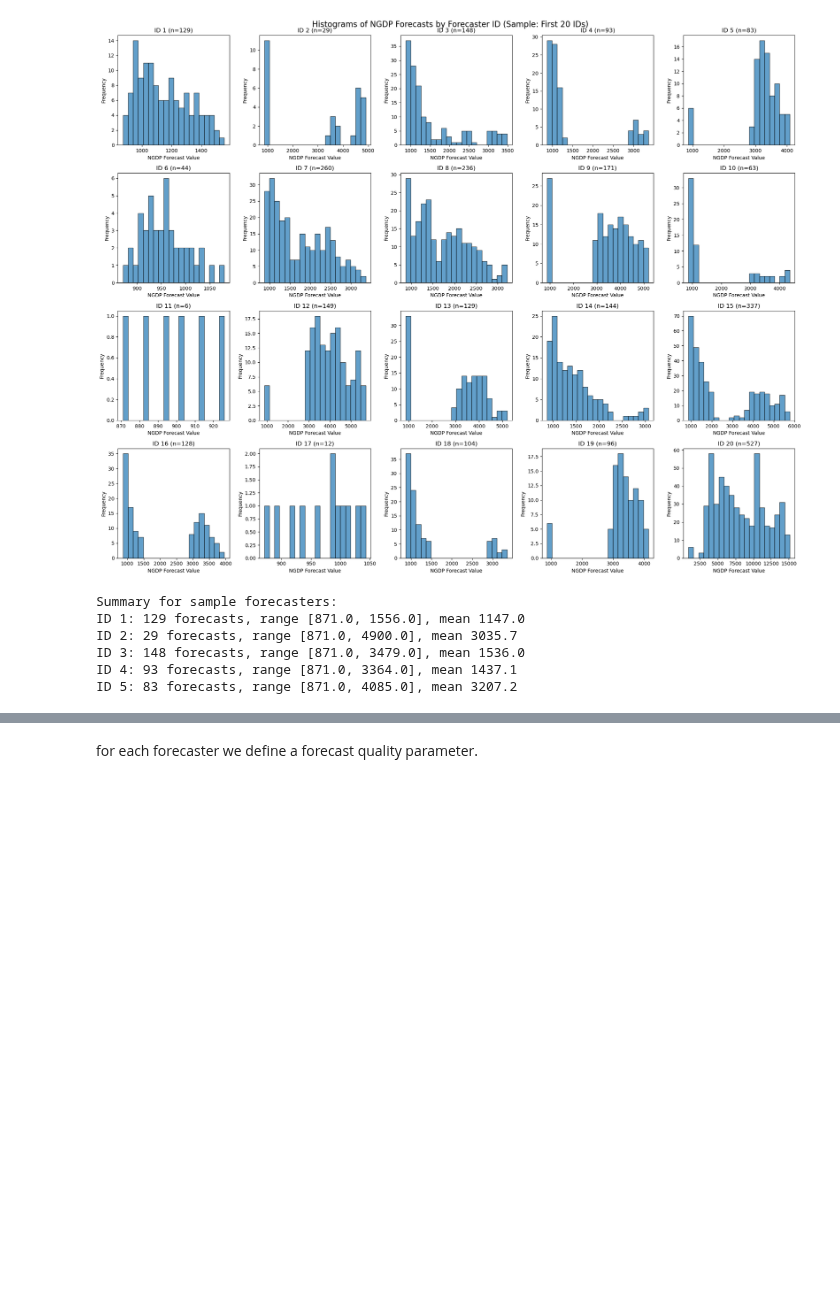
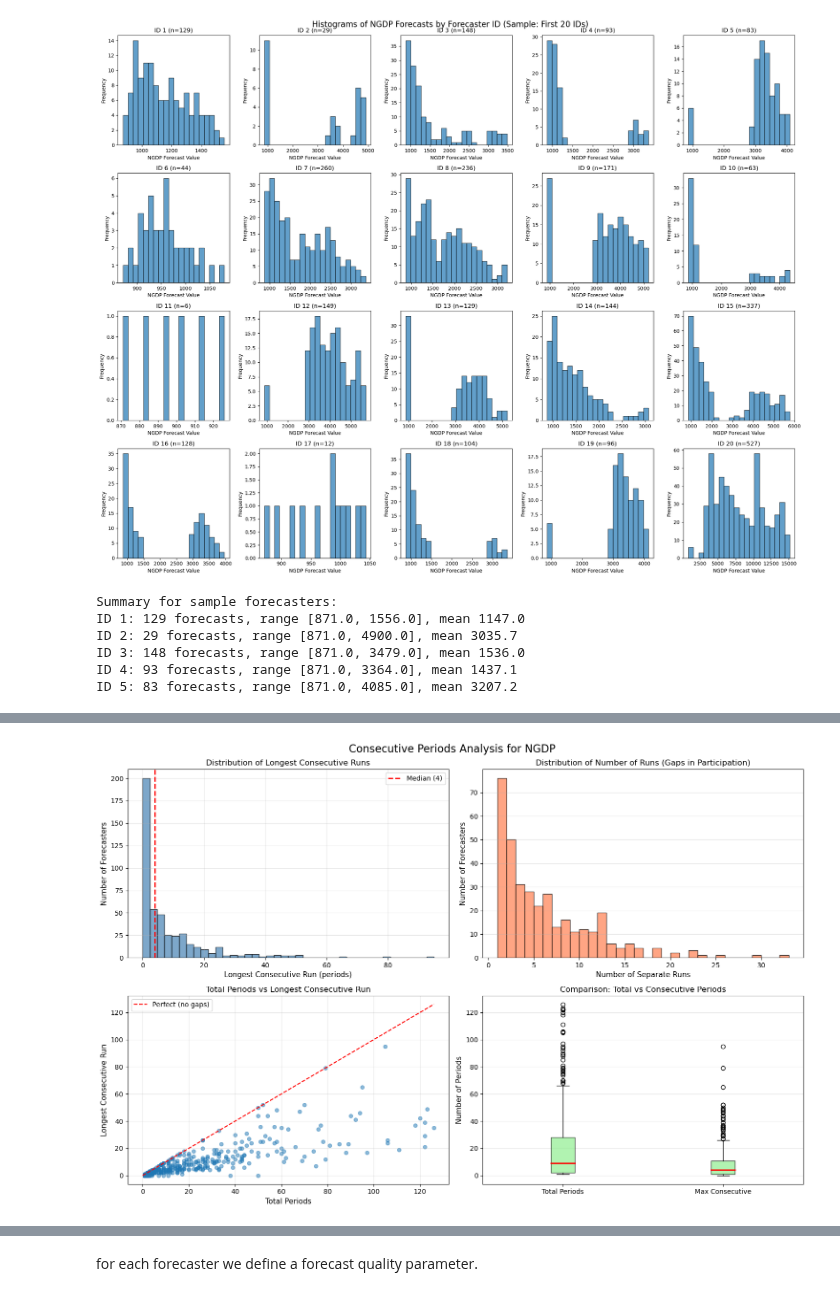
Before and after one commit to ParimahSafarian/ranks-inference-forecasters, a Jupyter notebook: notebooks/Main.ipynb, the cells around one changed output, grey strips where cells are left out. Cells and saved outputs as stored; diff of their text form; code cells hidden in the pictures; blank space fills up the shorter version.

Commit message:
choosing which indicator to proceed with

```diff
--- a/notebooks/Main.ipynb
+++ b/notebooks/Main.ipynb
@@ -398,0 +443,93 @@ Median longest consecutive run: 4 periods
+# %%
+best_indicators = ["NGDP", "PGDP", "UNEMP", "INDPROD", "RGDP"]
+# according to median longest runs
+# %%
+# Distribution of Longest Consecutive Runs for all the sheets
+
+for indicator in best_indicators:
+    df_indicator = pd.read_excel("../data/SPFmicrodata.xlsx", sheet_name=indicator)
+    forecast_cols = [col for col in df_indicator.columns if col.startswith(indicator)]
+    # Create a time index for each row (year-quarter combination)
+    df_indicator['time_index'] = (df_indicator['YEAR'] - df_indicator['YEAR'].min()) * 4 + (df_indicator['QUARTER'] - 1)
+
+    # Analyze consecutive periods for each forecaster
+    consecutive_stats = []
+    for forecaster_id, group in df_indicator.groupby('ID'):
+        max_consecutive, num_runs, all_runs = find_consecutive_runs(group, forecast_cols)
+
+        # Also count total periods with at least one valid forecast
+        total_periods_with_forecasts = 0
+        for idx, row in group.iterrows():
+            has_forecast = any(pd.notna(row[col]) for col in forecast_cols if col in row.index)
+            if has_forecast:
+                total_periods_with_forecasts += 1
+
+        consecutive_stats.append({
+            'ID': forecaster_id,
+            'total_periods': len(group),  # Total rows in dataset
+            'total_periods_with_forecasts': total_periods_with_forecasts,  # Periods with valid forecasts
+            'max_consecutive': max_consecutive,
+            'num_runs': num_runs,
+            'all_runs': all_runs
+        })
+
+    consecutive_df = pd.DataFrame(consecutive_stats)
+
+    print(f"\n=== Indicator: {indicator} ===")
+    print(f"\nAverage longest consecutive run: {consecutive_df['max_consecutive'].mean():.2f} periods")
+    print(f"Median longest consecutive run: {consecutive_df['max_consecutive'].median():.2f} periods")
+    print(f"Min consecutive run: {consecutive_df['max_consecutive'].min()} periods")
+    print(f"Max consecutive run: {consecutive_df['max_consecutive'].max()} periods")
+
+    # Visualize consecutive periods analysis
+    fig, axes = plt.subplots(2, 2, figsize=(15, 10))
+    fig.suptitle(f'Consecutive Periods Analysis for {indicator}', fontsize=16)
+
+
+    # 1. Distribution of longest consecutive runs
+    axes[0, 0].hist(consecutive_df['max_consecutive'].values, bins=40, edgecolor='black', alpha=0.7, color='steelblue')
+    axes[0, 0].axvline(consecutive_df['max_consecutive'].median(), color='red', linestyle='--', linewidth=2, label=f'Median ({consecutive_df["max_consecutive"].median():.0f})')
+    axes[0, 0].set_xlabel('Longest Consecutive Run (periods)', fontsize=11)
+    axes[0, 0].set_ylabel('Number of Forecasters', fontsize=11)
+    axes[0, 0].set_title('Distribution of Longest Consecutive Runs', fontsize=12)
+    axes[0, 0].legend()
+    axes[0, 0].grid(alpha=0.3)
+
+    # 2. Number of separate runs
+    axes[0, 1].hist(consecutive_df['num_runs'].values, bins=range(1, consecutive_df['num_runs'].max()+2), edgecolor='black', alpha=0.7, color='coral')
+    axes[0, 1].set_xlabel('Number of Separate Runs', fontsize=11)
+    axes[0, 1].set_ylabel('Number of Forecasters', fontsize=11)
+    axes[0, 1].set_title('Distribution of Number of Runs (Gaps in Participation)', fontsize=12)
+    axes[0, 1].grid(alpha=0.3, axis='y')
+
+    # 3. Scatter: Total periods vs Max consecutive
+    axes[1, 0].scatter(consecutive_df['total_periods'], consecutive_df['max_consecutive'], alpha=0.5, s=30)
+    axes[1, 0].plot([0, consecutive_df['total_periods'].max()], [0, consecutive_df['total_periods'].max()], 'r--', label='Perfect (no gaps)')
+    axes[1, 0].set_xlabel('Total Periods', fontsize=11)
+    axes[1, 0].set_ylabel('Longest Consecutive Run', fontsize=11)
+    axes[1, 0].set_title('Total Periods vs Longest Consecutive Run', fontsize=12)
+    axes[1, 0].legend()
+    axes[1, 0].grid(alpha=0.3)
+
+    # 4. Box plot comparison
+    data_to_plot = [consecutive_df['total_periods'].values, consecutive_df['max_consecutive'].values]
+    axes[1, 1].boxplot(data_to_plot, labels=['Total Periods', 'Max Consecutive'], patch_artist=True,
+                    boxprops=dict(facecolor='lightgreen', alpha=0.7),
+                    medianprops=dict(color='red', linewidth=2))
+    axes[1, 1].set_ylabel('Number of Periods', fontsize=11)
+    axes[1, 1].set_title('Comparison: Total vs Consecutive Periods', fontsize=12)
+    axes[1, 1].grid(alpha=0.3, axis='y')
+
+    plt.tight_layout()
+    plt.show()
+
+    print("\n" + "="*70)
+    print("ASSESSMENT: Consecutive Periods for Performance Estimation")
+    print("="*70)
+    print(f"Median longest consecutive run: {consecutive_df['max_consecutive'].median():.0f} periods")
+    print(f"Forecasters with ≥30 consecutive periods: {(consecutive_df['max_consecutive'] >= 30).sum()} ({(consecutive_df['max_consecutive'] >= 30).sum()/len(consecutive_df)*100:.1f}%)")
+    print(f"Forecasters with ≥40 consecutive periods: {(consecutive_df['max_consecutive'] >= 40).sum()} ({(consecutive_df['max_consecutive'] >= 40).sum()/len(consecutive_df)*100:.1f}%)")
+    print(f"\nForecasters with continuous participation (no gaps): {(consecutive_df['num_runs'] == 1).sum()} ({(consecutive_df['num_runs'] == 1).sum()/len(consecutive_df)*100:.1f}%)")
+
+    print("="*70)
+# %% [output]
@@ -398,0 +542 @@ Median longest consecutive run: 4 periods
+[figure, added]
```
Also changed, not shown: parts of 10 cells of this notebook, 2 other files.
